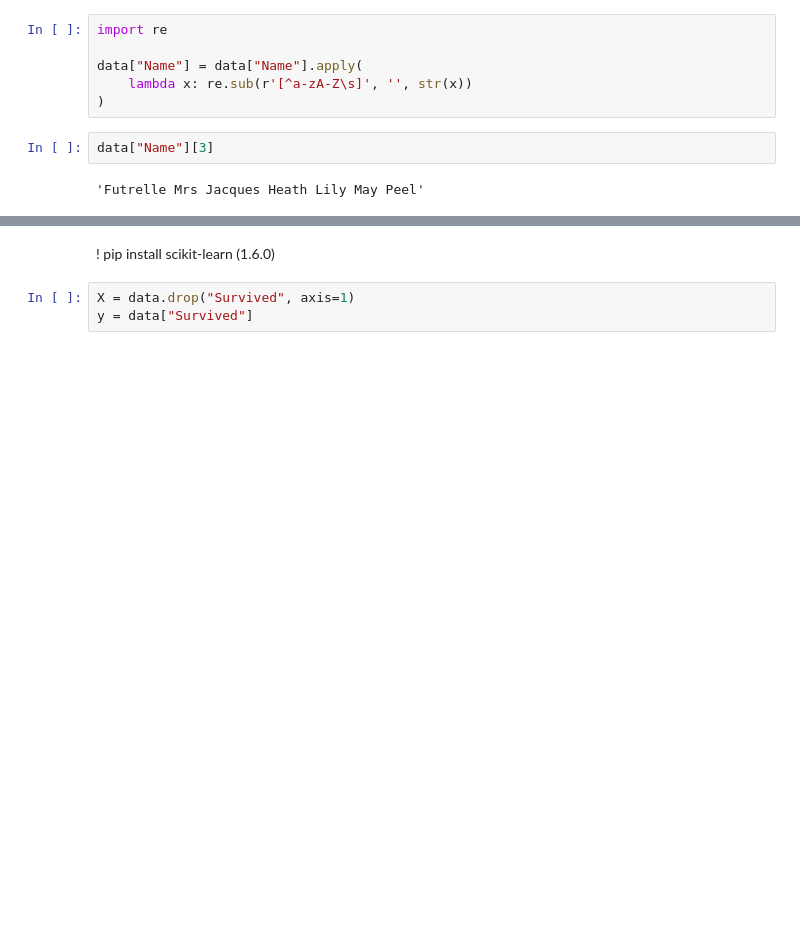
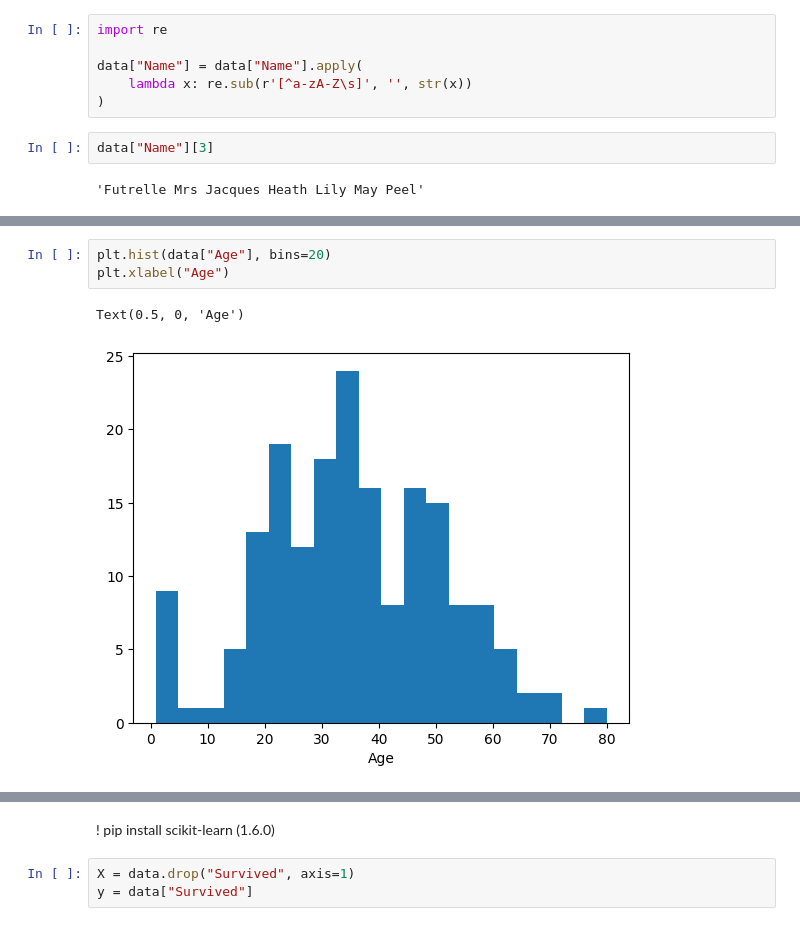
Before and after one commit to eddiebrock911/Titanic-Machine-Learning, a Jupyter notebook: tatinic.ipynb, the cells around one changed output, grey strips where cells are left out. Saved outputs shown, nothing was run; the diff lists cells and outputs as text; blank space fills up the shorter version.

```diff
--- a/tatinic.ipynb
+++ b/tatinic.ipynb
@@ -202,0 +212,6 @@ data["Name"][3]
+# %%
+plt.hist(data["Age"], bins=20)
+plt.xlabel("Age")
+# %% [output]
+Text(0.5, 0, 'Age')
+[figure, added]
```
Also changed, not shown: parts of 7 cells of this notebook.
